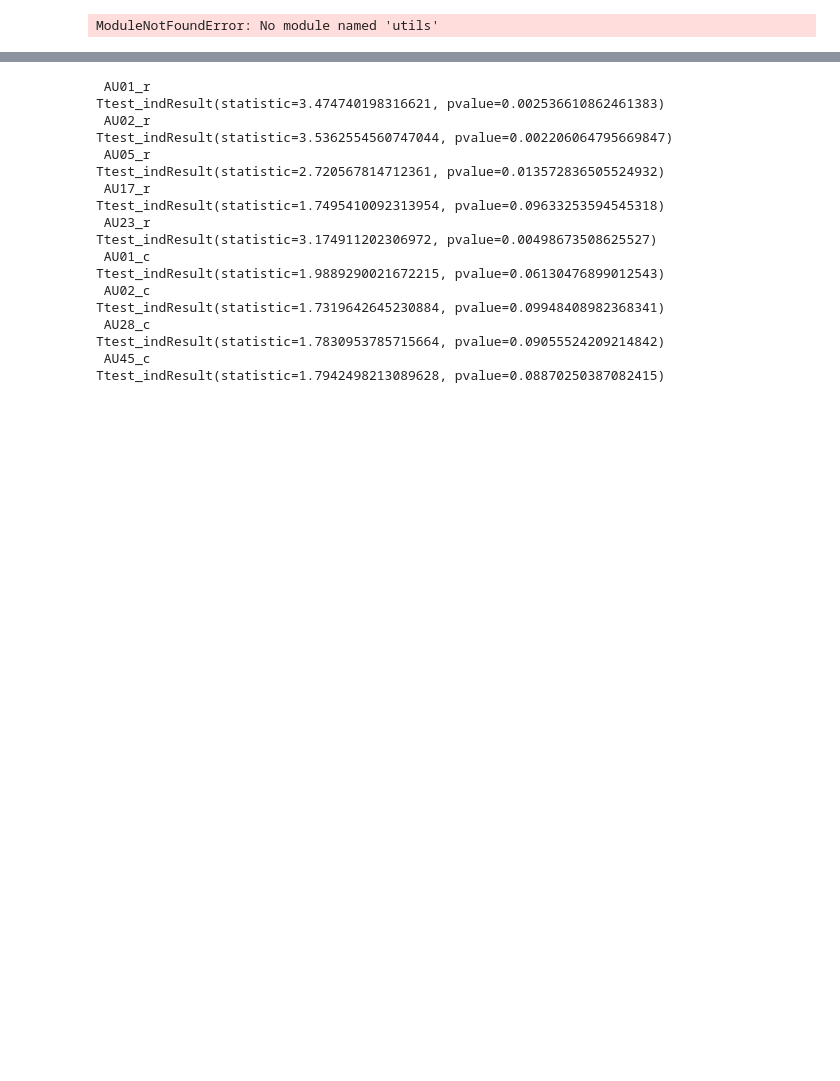
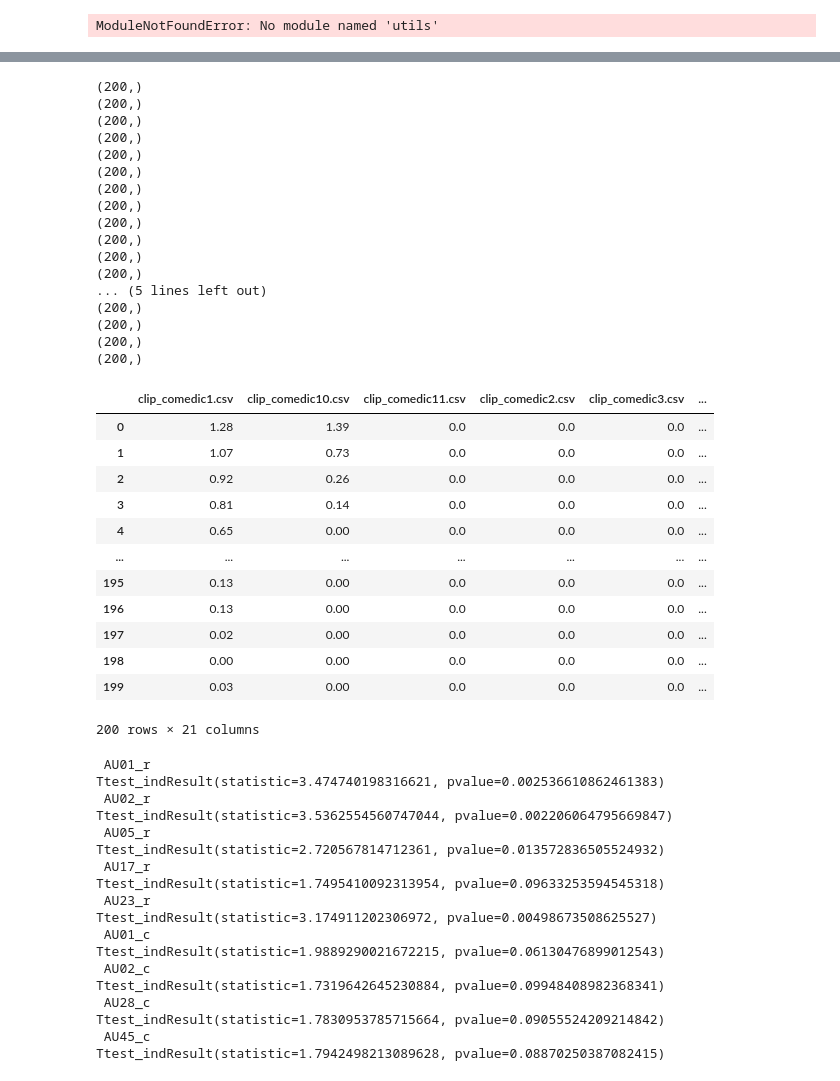
Before and after one commit to s-ewbank/MARIPoSA, a Jupyter notebook: docs/_build/jupyter_execute/demo/zdemo_openface.ipynb, the cells around one changed output, grey strips where cells are left out. Drawn from its saved outputs; the diff is of its cells as text; code cells hidden in the pictures; blank space fills up the shorter version.

```diff
--- a/docs/_build/jupyter_execute/demo/zdemo_openface.ipynb
+++ b/docs/_build/jupyter_execute/demo/zdemo_openface.ipynb
@@ -11,9 +54,49 @@ ModuleNotFoundError: No module named 'utils'
 # %%
 config_path="/Users/snewbank/Behavior/MARIPOSA_test/250206_monologues-of/config_PE.yaml"
 config = metadata.load_project(config_path)
-# %%
-df = pd.read_csv(config["data_directory"]+"/"+config["project_files"][0],header=0,index_col="frame")
-feature=" AU14_c"
+# %%
+feature=" AU14_r"
+start = 0
+stop = 200
+data= {}
+for f in config["project_files"]:
+    df = pd.read_csv(config["data_directory"]+"/"+f,header=0,index_col="frame")
+    arr = np.array(df[feature])[start:stop]
+    print(arr.shape)
+    data[f] = arr
+
+pd.DataFrame(data)
+# %% [output]
+(200,)
+(200,)
+(200,)
+(200,)
+(200,)
+(200,)
+(200,)
+(200,)
+(200,)
+(200,)
+(200,)
+(200,)
+... (5 lines left out)
+(200,)
+(200,)
+(200,)
+(200,)
+|  | clip_comedic1.csv | clip_comedic10.csv | clip_comedic11.csv | clip_comedic2.csv | clip_comedic3.csv | ... |
+| 0 | 1.28 | 1.39 | 0.0 | 0.0 | 0.0 | ... |
+| 1 | 1.07 | 0.73 | 0.0 | 0.0 | 0.0 | ... |
+| 2 | 0.92 | 0.26 | 0.0 | 0.0 | 0.0 | ... |
+| 3 | 0.81 | 0.14 | 0.0 | 0.0 | 0.0 | ... |
+| 4 | 0.65 | 0.00 | 0.0 | 0.0 | 0.0 | ... |
+| ... | ... | ... | ... | ... | ... | ... |
+| 195 | 0.13 | 0.00 | 0.0 | 0.0 | 0.0 | ... |
+| 196 | 0.13 | 0.00 | 0.0 | 0.0 | 0.0 | ... |
+| 197 | 0.02 | 0.00 | 0.0 | 0.0 | 0.0 | ... |
+| 198 | 0.00 | 0.00 | 0.0 | 0.0 | 0.0 | ... |
+| 199 | 0.03 | 0.00 | 0.0 | 0.0 | 0.0 | ... |
+200 rows × 21 columns
 # %%
 def feature_mean(config,selected_subgroups=None):
     if selected_subgroups is None:
```
Also changed, not shown: parts of 3 cells of this notebook, 27 other files.
